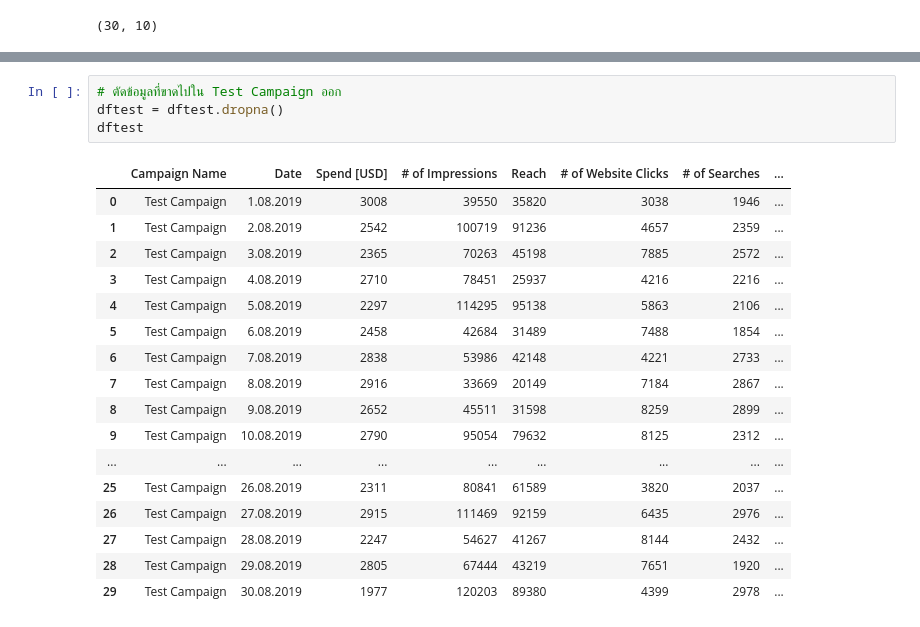
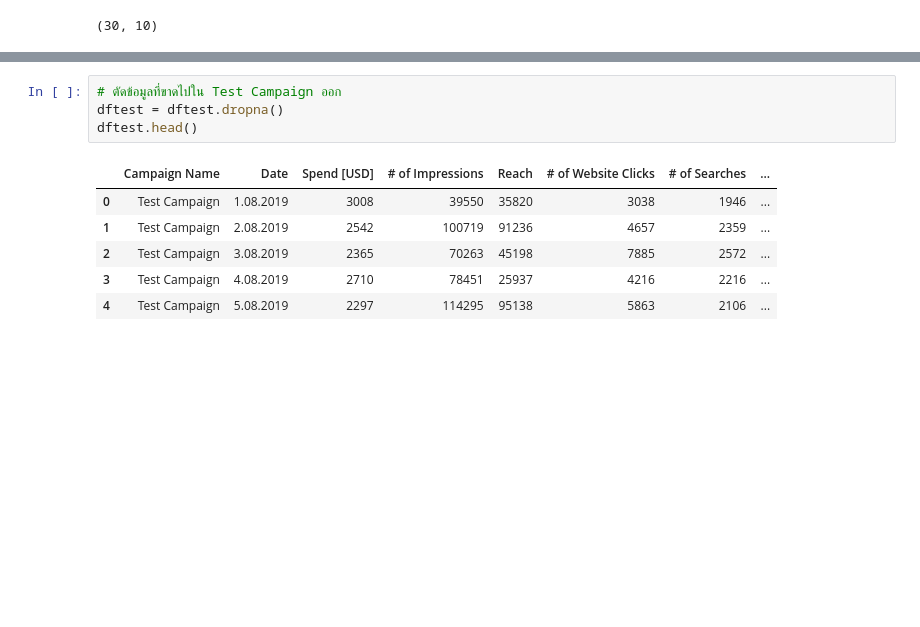
Before and after one commit to KitakanWiset/A-B-testing, a Jupyter notebook: ABtesting.ipynb, the cells around one changed output, grey strips where cells are left out. Cells and saved outputs as stored; diff of their text form; blank space fills up the shorter version.

```diff
--- a/ABtesting.ipynb
+++ b/ABtesting.ipynb
@@ -78,22 +72,11 @@ df
 # %%
 # ตัดข้อมูลที่ขาดไปใน Test Campaign ออก
 dftest = dftest.dropna()
-dftest
+dftest.head()
 # %% [output]
 |  | Campaign Name | Date | Spend [USD] | # of Impressions | Reach | # of Website Clicks | # of Searches | ... |
 | 0 | Test Campaign | 1.08.2019 | 3008 | 39550 | 35820 | 3038 | 1946 | ... |
 | 1 | Test Campaign | 2.08.2019 | 2542 | 100719 | 91236 | 4657 | 2359 | ... |
 | 2 | Test Campaign | 3.08.2019 | 2365 | 70263 | 45198 | 7885 | 2572 | ... |
 | 3 | Test Campaign | 4.08.2019 | 2710 | 78451 | 25937 | 4216 | 2216 | ... |
 | 4 | Test Campaign | 5.08.2019 | 2297 | 114295 | 95138 | 5863 | 2106 | ... |
-| 5 | Test Campaign | 6.08.2019 | 2458 | 42684 | 31489 | 7488 | 1854 | ... |
-| 6 | Test Campaign | 7.08.2019 | 2838 | 53986 | 42148 | 4221 | 2733 | ... |
-| 7 | Test Campaign | 8.08.2019 | 2916 | 33669 | 20149 | 7184 | 2867 | ... |
-| 8 | Test Campaign | 9.08.2019 | 2652 | 45511 | 31598 | 8259 | 2899 | ... |
-| 9 | Test Campaign | 10.08.2019 | 2790 | 95054 | 79632 | 8125 | 2312 | ... |
-| ... | ... | ... | ... | ... | ... | ... | ... | ... |
-| 25 | Test Campaign | 26.08.2019 | 2311 | 80841 | 61589 | 3820 | 2037 | ... |
-| 26 | Test Campaign | 27.08.2019 | 2915 | 111469 | 92159 | 6435 | 2976 | ... |
-| 27 | Test Campaign | 28.08.2019 | 2247 | 54627 | 41267 | 8144 | 2432 | ... |
-| 28 | Test Campaign | 29.08.2019 | 2805 | 67444 | 43219 | 7651 | 1920 | ... |
-| 29 | Test Campaign | 30.08.2019 | 1977 | 120203 | 89380 | 4399 | 2978 | ... |
```
Also changed, not shown: parts of 43 cells of this notebook, 1 other file.
